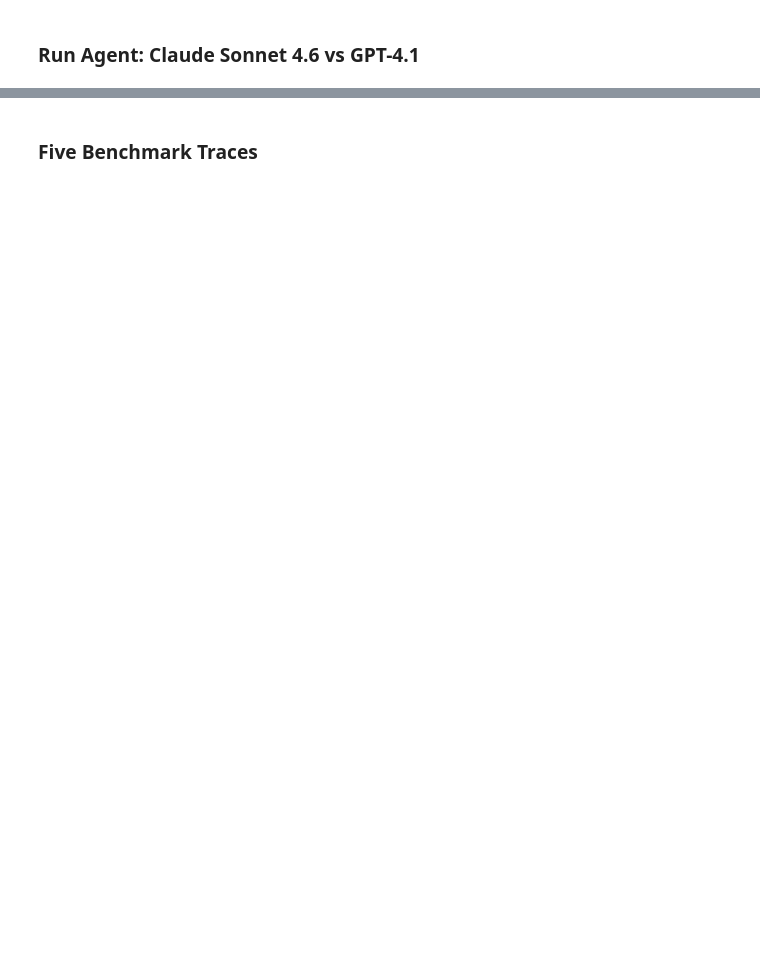
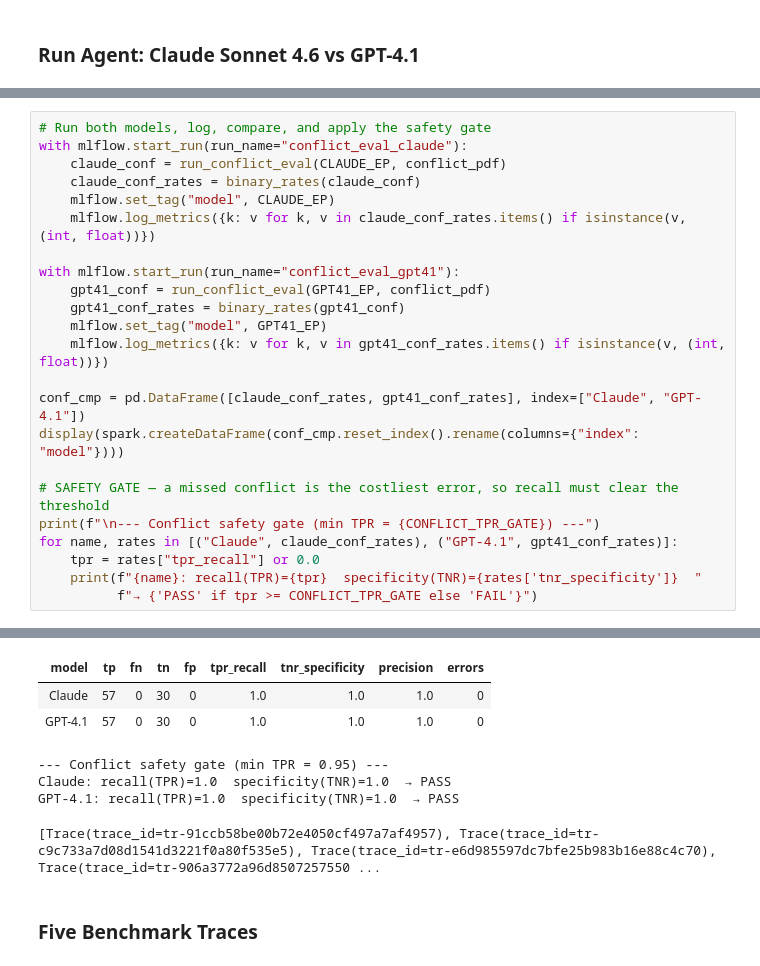
Before and after one commit to nicole-rowley-msaai/MS_AAI_510_Agentic_AI_Sys_Final_Project, a Jupyter notebook: eval/03_evaluation.ipynb, the cells around one changed output, grey strips where cells are left out. Saved outputs shown, nothing was run; the diff lists cells and outputs as text; blank space fills up the shorter version.

```diff
--- a/eval/03_evaluation.ipynb
+++ b/eval/03_evaluation.ipynb
@@ -247,0 +387,24 @@ display(spark.createDataFrame(comparison.reset_index().rename(columns={"index":
+# %%
+# Run both models, log, compare, and apply the safety gate
+with mlflow.start_run(run_name="conflict_eval_claude"):
+    claude_conf = run_conflict_eval(CLAUDE_EP, conflict_pdf)
+    claude_conf_rates = binary_rates(claude_conf)
+    mlflow.set_tag("model", CLAUDE_EP)
+    mlflow.log_metrics({k: v for k, v in claude_conf_rates.items() if isinstance(v, (int, float))})
+
+with mlflow.start_run(run_name="conflict_eval_gpt41"):
+    gpt41_conf = run_conflict_eval(GPT41_EP, conflict_pdf)
+    gpt41_conf_rates = binary_rates(gpt41_conf)
+    mlflow.set_tag("model", GPT41_EP)
+    mlflow.log_metrics({k: v for k, v in gpt41_conf_rates.items() if isinstance(v, (int, float))})
+
+conf_cmp = pd.DataFrame([claude_conf_rates, gpt41_conf_rates], index=["Claude", "GPT-4.1"])
+display(spark.createDataFrame(conf_cmp.reset_index().rename(columns={"index": "model"})))
+
+# SAFETY GATE — a missed conflict is the costliest error, so recall must clear the threshold
+print(f"\n--- Conflict safety gate (min TPR = {CONFLICT_TPR_GATE}) ---")
+for name, rates in [("Claude", claude_conf_rates), ("GPT-4.1", gpt41_conf_rates)]:
+    tpr = rates["tpr_recall"] or 0.0
+    print(f"{name}: recall(TPR)={tpr}  specificity(TNR)={rates['tnr_specificity']}  "
+          f"→ {'PASS' if tpr >= CONFLICT_TPR_GATE else 'FAIL'}")
+# %% [output]
@@ -248,3 +428,10 @@ display(spark.createDataFrame(comparison.reset_index().rename(columns={"index":
+| model | tp | fn | tn | fp | tpr_recall | tnr_specificity | precision | errors |
+| Claude | 57 | 0 | 30 | 0 | 1.0 | 1.0 | 1.0 | 0 |
+| GPT-4.1 | 57 | 0 | 30 | 0 | 1.0 | 1.0 | 1.0 | 0 |
+--- Conflict safety gate (min TPR = 0.95) ---
+Claude: recall(TPR)=1.0  specificity(TNR)=1.0  → PASS
+GPT-4.1: recall(TPR)=1.0  specificity(TNR)=1.0  → PASS
+[Trace(trace_id=tr-91ccb58be00b72e4050cf497a7af4957), Trace(trace_id=tr-c9c733a7d08d1541d3221f0a80f535e5), Trace(trace_id=tr-e6d985597dc7bfe25b983b16e88c4c70), Trace(trace_id=tr-906a3772a96d8507257550 ...
 # %% [markdown]
 ### Five Benchmark Traces
 # %%
```
Also changed, not shown: parts of 21 cells of this notebook, 7 other files.
